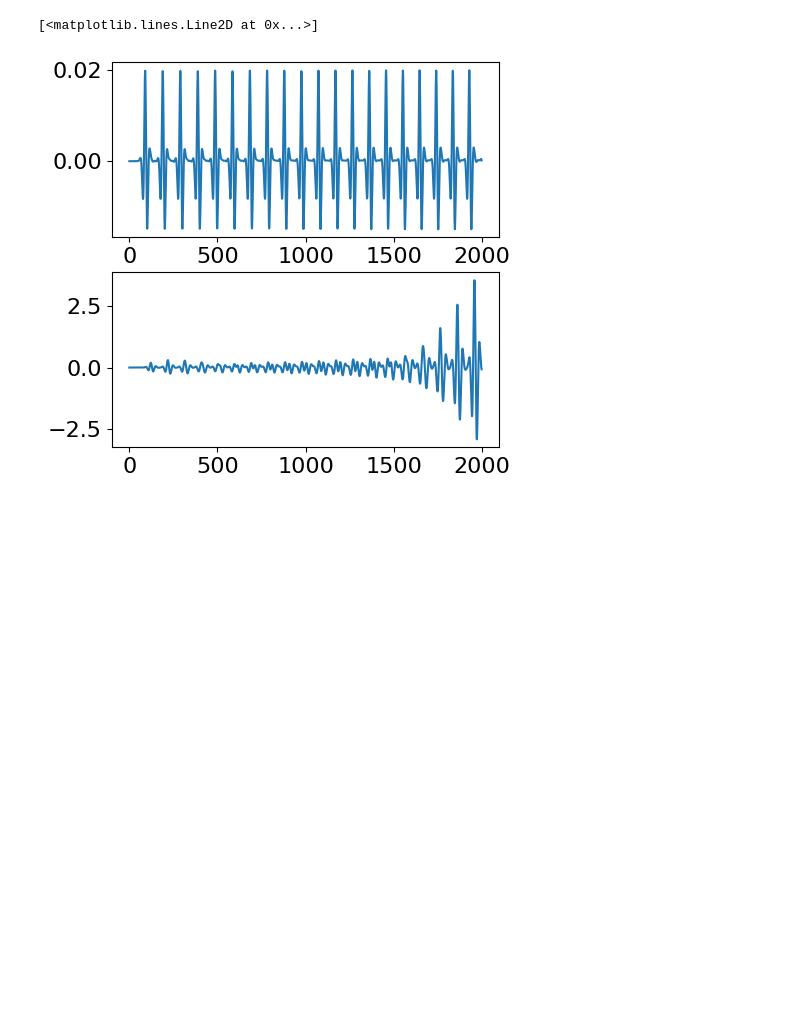
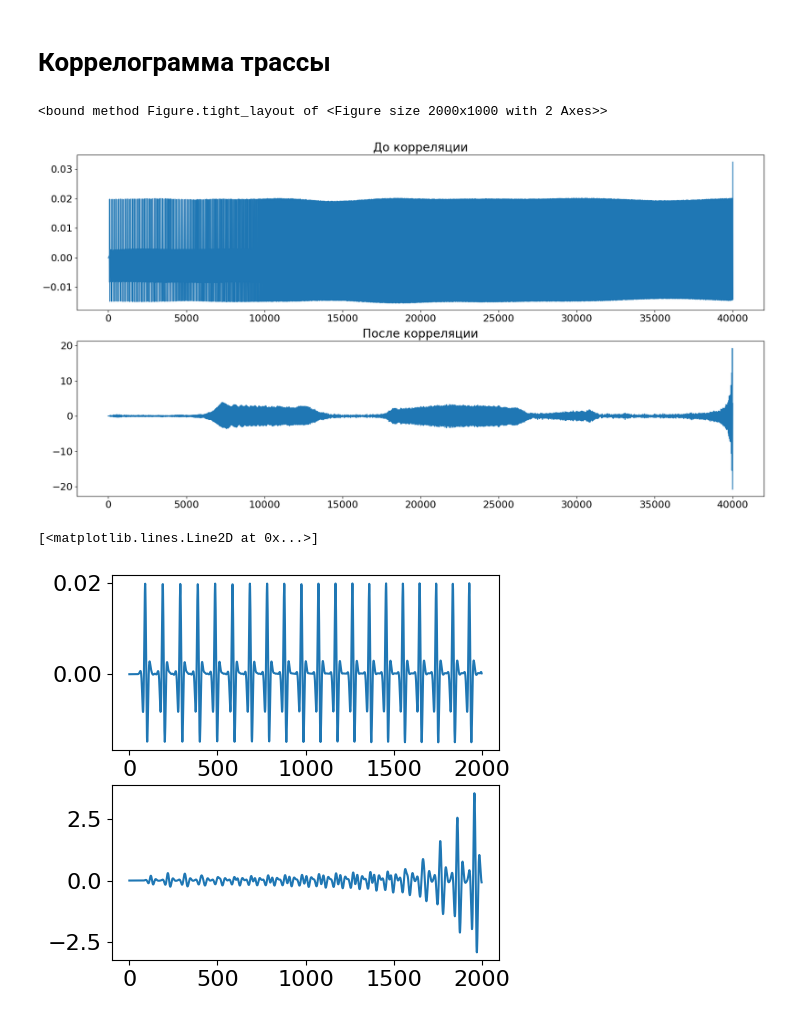
Before and after one commit to spaceswimmer/Seismic_modeling, a Jupyter notebook: src/running.ipynb, the cells around one changed output. Drawn from its saved outputs; the diff is of its cells as text; code cells hidden in the pictures; blank space fills up the shorter version.

```diff
--- a/src/running.ipynb
+++ b/src/running.ipynb
@@ -22,3 +26,15 @@ with np.load("../results/vibro_elastic/vibro_full.npz") as f:
+# %% [markdown]
+# Коррелограмма трассы
+# %%
+fig, axs = plt.subplots(2,1, figsize = (20,10))
+axs[0].plot(data[:,10])
+axs[0].set_title("До корреляции")
+axs[1].plot(np.correlate(data[:,10], sweep, mode='full')[:data[:,10].shape[0]])
+axs[1].set_title("После корреляции")
+fig.tight_layout
+# %% [output]
+<bound method Figure.tight_layout of <Figure size 2000x1000 with 2 Axes>>
+[figure, added]
 # %%
 split = np.arange(int(1000/dt), data.shape[0]- int(1000/dt), int(1000/dt))
 data_s = np.split(data, split)
```
Also changed, not shown: parts of 6 cells of this notebook.
